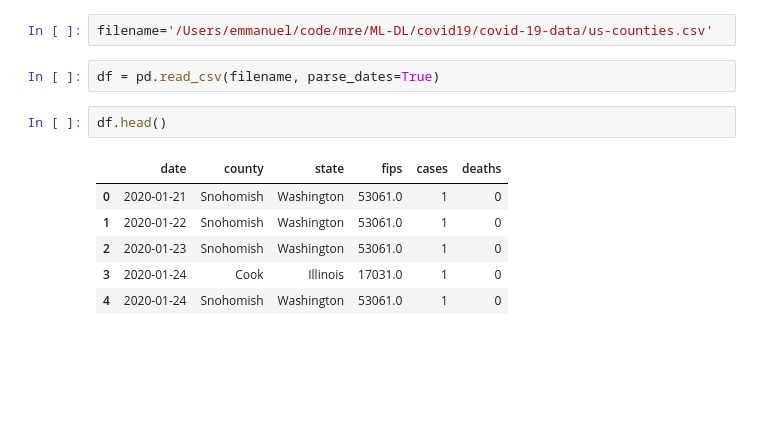
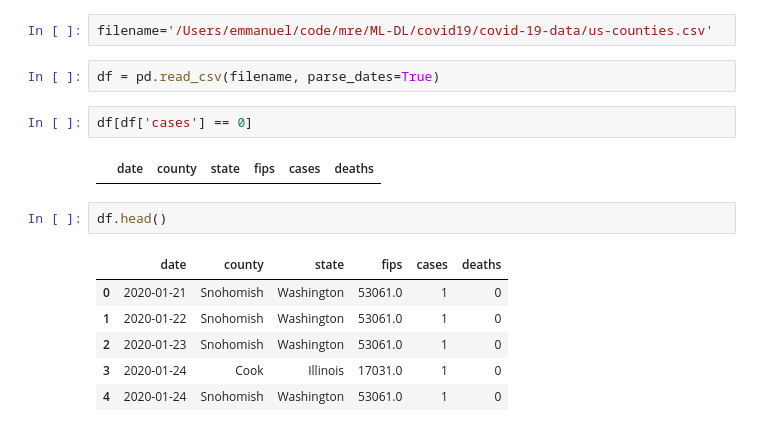
Before and after one commit to streamnsight/python-meetup-topics, a Jupyter notebook: covid-19/Explore NYT Covid Data.ipynb, the cells around one changed output. Cells and saved outputs as stored; diff of their text form; blank space fills up the shorter version.

```diff
--- a/covid-19/Explore NYT Covid Data.ipynb
+++ b/covid-19/Explore NYT Covid Data.ipynb
@@ -18,6 +18,10 @@ plt.rcParams['axes.prop_cycle'] = plt.cycler(color=plt.cm.tab20c.colors)
 filename='/Users/emmanuel/code/mre/ML-DL/covid19/covid-19-data/us-counties.csv'
 # %%
 df = pd.read_csv(filename, parse_dates=True)
+# %%
+df[df['cases'] == 0]
+# %% [output]
+|  | date | county | state | fips | cases | deaths |
 # %%
 df.head()
 # %% [output]
```
Also changed, not shown: parts of 12 cells of this notebook.
